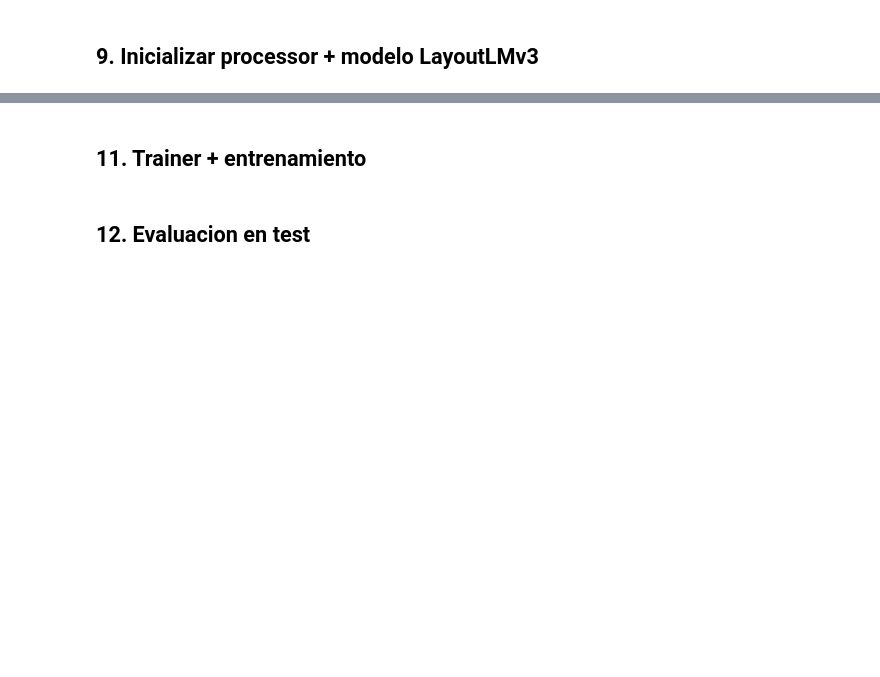
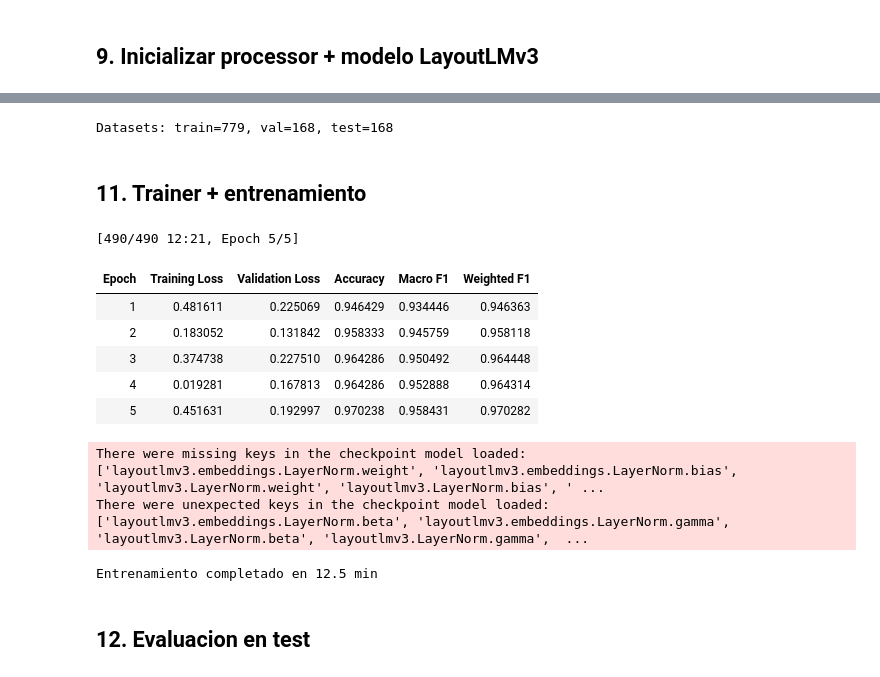
Before and after one commit to mateopola/sinergia-lab-idp, a Jupyter notebook: notebooks/12_clasificacion_C3_layoutlmv3.ipynb, the cells around one changed output, grey strips where cells are left out. Cells and saved outputs as stored; diff of their text form; code cells hidden in the pictures; blank space fills up the shorter version.

```diff
--- a/notebooks/12_clasificacion_C3_layoutlmv3.ipynb
+++ b/notebooks/12_clasificacion_C3_layoutlmv3.ipynb
@@ -75,4 +83,10 @@ print(f'Documentos en corpus: {len(docs)}')
 # %%
+import pandas as pd
+
+df = pd.read_csv(CORPUS_CSV, dtype={'md5': str, 'doc_id': str})
+df['texto_ocr'] = df['texto_ocr'].fillna('')
+docs = df.groupby('doc_id').agg(folder=('folder', 'first'), md5=('md5', 'first')).reset_index()
+
 def normalizar_clase(folder):
     s = str(folder).lower()
     if 'cedul' in s: return 'Cedula'
@@ -83,8 +97,6 @@ def normalizar_clase(folder):
 
 docs['clase'] = docs['folder'].apply(normalizar_clase)
 docs = docs[docs['clase'] != 'OTRO'].copy()
-
-# Filtrar docs cuya imagen pag 1 existe
 docs['image_path'] = docs['md5'].apply(lambda m: IMAGES_P1 / f'processed_{m}_page_1.jpg')
 docs['image_exists'] = docs['image_path'].apply(lambda p: p.exists())
 n_sin_img = (~docs['image_exists']).sum()
@@ -206,31 +309,42 @@ print(f'Processor + model cargados: {MODEL_NAME}')
 from torch.utils.data import Dataset
 
 class LayoutLMv3Dataset(Dataset):
-    def __init__(self, data, processor, max_length=MAX_LENGTH):
-        self.data = data
+    """Dataset que carga records de JSONL y abre imagenes lazy en __getitem__."""
+    def __init__(self, jsonl_path, processor, max_length=MAX_LENGTH):
         self.processor = processor
         self.max_length = max_length
+        # Solo metadata en memoria (~50 KB por record), NO imagenes
+        self.records = []
+        with open(jsonl_path, 'r', encoding='utf-8') as f:
+            for line in f:
+                self.records.append(json.loads(line))
+
     def __len__(self):
-        return len(self.data)
+        return len(self.records)
+
     def __getitem__(self, idx):
-        item = self.data[idx]
+        rec = self.records[idx]
+        # Lazy load image (se descarta tras encoding)
+        img = Image.open(rec['image_path']).convert('RGB')
         encoding = self.processor(
-            item['image'],
-            text=item['words'],
-            boxes=item['boxes'],
+            img,
+            text=rec['words'],
+            boxes=rec['boxes'],
             truncation=True,
             padding='max_length',
             max_length=self.max_length,
             return_tensors='pt',
         )
         encoding = {k: v.squeeze(0) for k, v in encoding.items()}
-        encoding['labels'] = torch.tensor(item['label'], dtype=torch.long)
+        encoding['labels'] = torch.tensor(rec['label'], dtype=torch.long)
         return encoding
 
-ds_train = LayoutLMv3Dataset(train_data, processor)
-ds_val   = LayoutLMv3Dataset(val_data, processor)
-ds_test  = LayoutLMv3Dataset(test_data, processor)
+ds_train = LayoutLMv3Dataset(EASYOCR_CACHE / 'train.jsonl', processor)
+ds_val   = LayoutLMv3Dataset(EASYOCR_CACHE / 'val.jsonl',   processor)
+ds_test  = LayoutLMv3Dataset(EASYOCR_CACHE / 'test.jsonl',  processor)
 print(f'Datasets: train={len(ds_train)}, val={len(ds_val)}, test={len(ds_test)}')
+# %% [output]
+Datasets: train=779, val=168, test=168
 # %% [markdown]
 ## 11. Trainer + entrenamiento
 # %%
@@ -251,35 +365,47 @@ training_args = TrainingArguments(
     output_dir='/content/c3_layoutlmv3_checkpoints',
     num_train_epochs=N_EPOCHS,
     per_device_train_batch_size=BATCH_SIZE,
     per_device_eval_batch_size=BATCH_SIZE,
-    gradient_accumulation_steps=2,  # batch efectivo = 8
+    gradient_accumulation_steps=GRAD_ACCUM,  # batch efectivo = BATCH_SIZE * GRAD_ACCUM
     learning_rate=LEARNING_RATE,
     weight_decay=0.01,
     eval_strategy='epoch',
     save_strategy='epoch',
     load_best_model_at_end=True,
     metric_for_best_model='macro_f1',
     logging_steps=20,
     save_total_limit=1,
     seed=RANDOM_STATE,
     fp16=True,
     report_to='none',
-    remove_unused_columns=False,  # importante para LayoutLMv3
+    remove_unused_columns=False,
+    dataloader_num_workers=2,  # paralelizar lazy loading
 )
 
 trainer = Trainer(
     model=model,
     args=training_args,
     train_dataset=ds_train,
     eval_dataset=ds_val,
     compute_metrics=compute_metrics,
 )
 
 import time
 t0 = time.time()
 trainer.train()
 elapsed_train = time.time() - t0
 print(f'Entrenamiento completado en {elapsed_train/60:.1f} min')
+# %% [output]
+[490/490 12:21, Epoch 5/5]
+| Epoch | Training Loss | Validation Loss | Accuracy | Macro F1 | Weighted F1 |
+| 1 | 0.481611 | 0.225069 | 0.946429 | 0.934446 | 0.946363 |
+| 2 | 0.183052 | 0.131842 | 0.958333 | 0.945759 | 0.958118 |
+| 3 | 0.374738 | 0.227510 | 0.964286 | 0.950492 | 0.964448 |
+| 4 | 0.019281 | 0.167813 | 0.964286 | 0.952888 | 0.964314 |
+| 5 | 0.451631 | 0.192997 | 0.970238 | 0.958431 | 0.970282 |
+There were missing keys in the checkpoint model loaded: ['layoutlmv3.embeddings.LayerNorm.weight', 'layoutlmv3.embeddings.LayerNorm.bias', 'layoutlmv3.LayerNorm.weight', 'layoutlmv3.LayerNorm.bias', ' ...
+There were unexpected keys in the checkpoint model loaded: ['layoutlmv3.embeddings.LayerNorm.beta', 'layoutlmv3.embeddings.LayerNorm.gamma', 'layoutlmv3.LayerNorm.beta', 'layoutlmv3.LayerNorm.gamma',  ...
+Entrenamiento completado en 12.5 min
 # %% [markdown]
 ## 12. Evaluacion en test
 # %%
```
Also changed, not shown: parts of 26 cells of this notebook, 7 other files.
